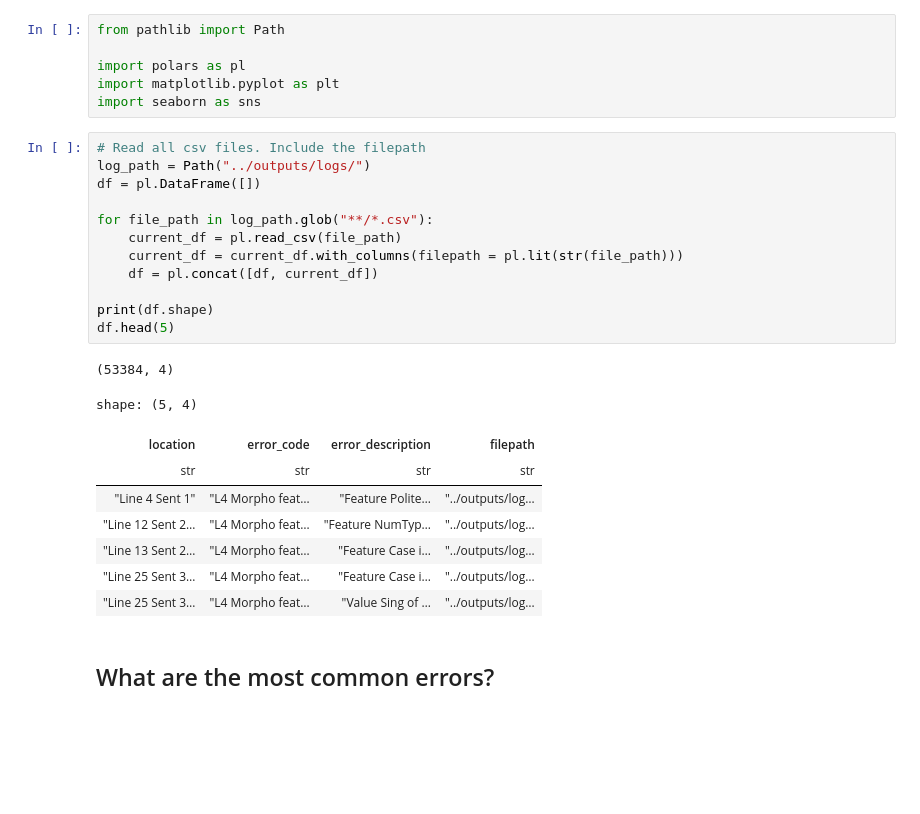
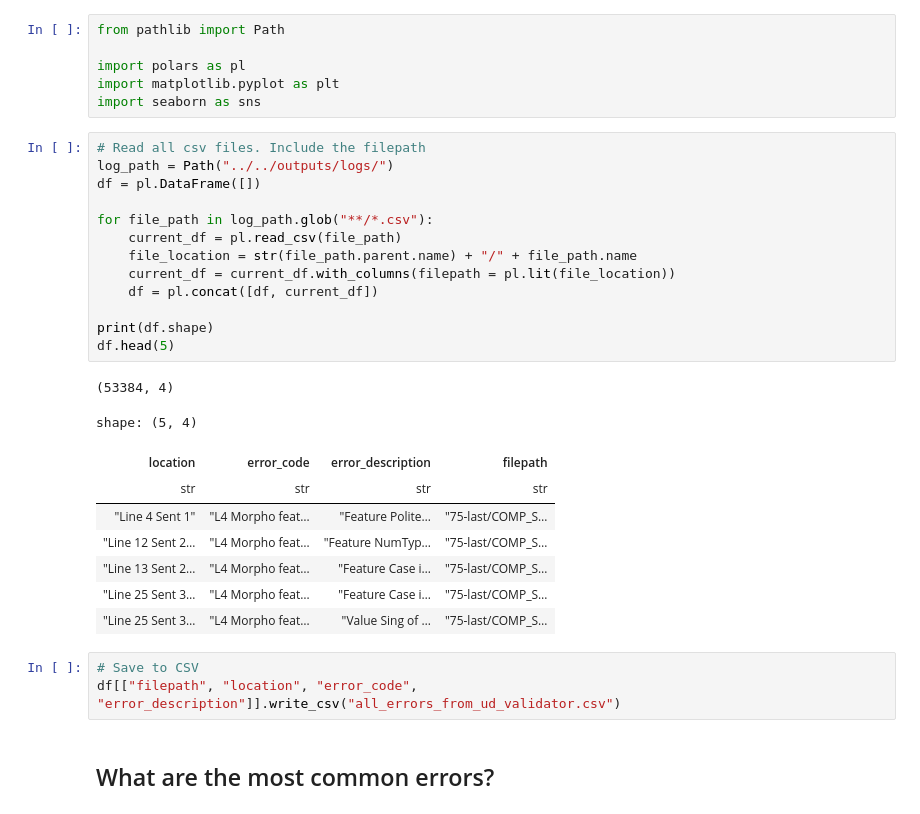
Before and after one commit to ljvmiranda921/scratch, a Jupyter notebook: 2023-12-19-ud-eda/notebooks/2023-12-20-eda-log-reports/2023-12-20-eda-log-reports.ipynb, the cells around one changed output. Drawn from its saved outputs; the diff is of its cells as text; blank space fills up the shorter version.

```diff
--- a/2023-12-19-ud-eda/notebooks/2023-12-20-eda-log-reports/2023-12-20-eda-log-reports.ipynb
+++ b/2023-12-19-ud-eda/notebooks/2023-12-20-eda-log-reports/2023-12-20-eda-log-reports.ipynb
@@ -8,26 +8,30 @@ import matplotlib.pyplot as plt
 import seaborn as sns
 # %%
 # Read all csv files. Include the filepath
-log_path = Path("../outputs/logs/")
+log_path = Path("../../outputs/logs/")
 df = pl.DataFrame([])
 
 for file_path in log_path.glob("**/*.csv"):
     current_df = pl.read_csv(file_path)
-    current_df = current_df.with_columns(filepath = pl.lit(str(file_path)))
+    file_location = str(file_path.parent.name) + "/" + file_path.name
+    current_df = current_df.with_columns(filepath = pl.lit(file_location))
     df = pl.concat([df, current_df])
 
 print(df.shape)
 df.head(5)
 # %% [output]
 (53384, 4)
 shape: (5, 4)
 | location | error_code | error_description | filepath |
 | str | str | str | str |
-| "Line 4 Sent 1" | "L4 Morpho feat… | "Feature Polite… | "../outputs/log… |
-| "Line 12 Sent 2… | "L4 Morpho feat… | "Feature NumTyp… | "../outputs/log… |
-| "Line 13 Sent 2… | "L4 Morpho feat… | "Feature Case i… | "../outputs/log… |
-| "Line 25 Sent 3… | "L4 Morpho feat… | "Feature Case i… | "../outputs/log… |
-| "Line 25 Sent 3… | "L4 Morpho feat… | "Value Sing of … | "../outputs/log… |
+| "Line 4 Sent 1" | "L4 Morpho feat… | "Feature Polite… | "75-last/COMP_S… |
+| "Line 12 Sent 2… | "L4 Morpho feat… | "Feature NumTyp… | "75-last/COMP_S… |
+| "Line 13 Sent 2… | "L4 Morpho feat… | "Feature Case i… | "75-last/COMP_S… |
+| "Line 25 Sent 3… | "L4 Morpho feat… | "Feature Case i… | "75-last/COMP_S… |
+| "Line 25 Sent 3… | "L4 Morpho feat… | "Value Sing of … | "75-last/COMP_S… |
+# %%
+# Save to CSV
+df[["filepath", "location", "error_code", "error_description"]].write_csv("all_errors_from_ud_validator.csv")
 # %% [markdown]
 ## What are the most common errors?
 # %% [markdown]
```
Also changed, not shown: parts of 3 cells of this notebook, 1 other file.
